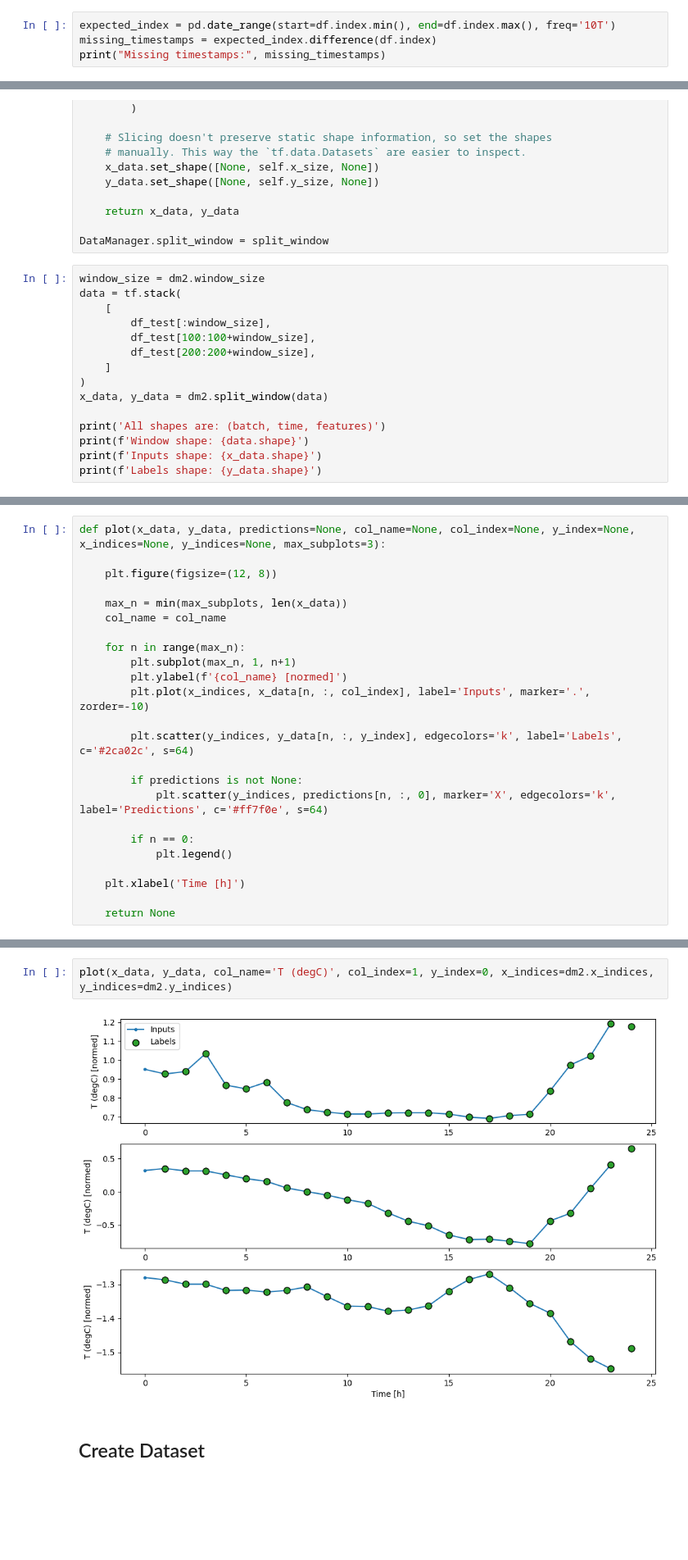
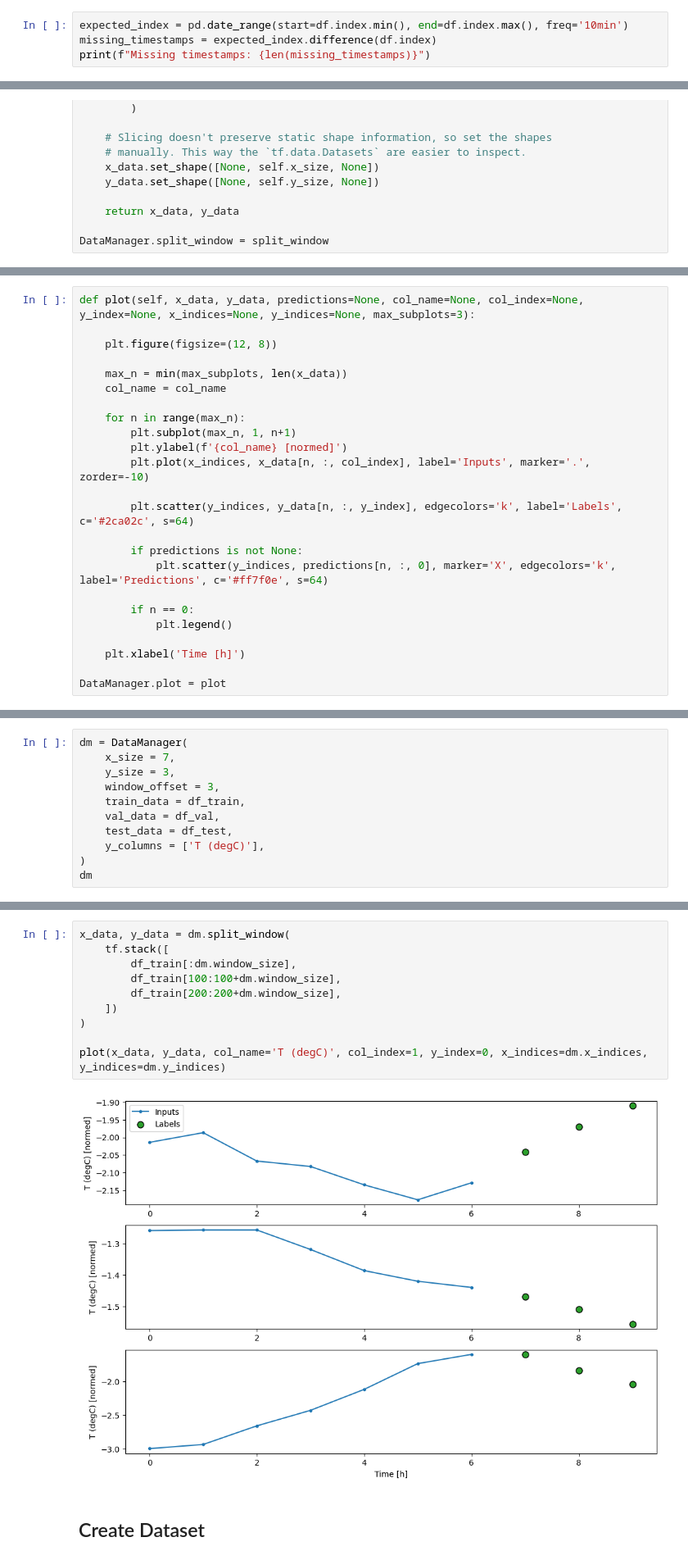
Before and after one commit to charlesaraya/deep-learning-notebooks, a Jupyter notebook: Forecasting/Weather_Forecasting.ipynb, the cells around one changed output, grey strips where cells are left out. Shown at 82% size. Cells and saved outputs as stored; diff of their text form; blank space fills up the shorter version.

```diff
--- a/Forecasting/Weather_Forecasting.ipynb
+++ b/Forecasting/Weather_Forecasting.ipynb
@@ -101,5 +90,5 @@ df.loc[pd.to_datetime('2016-10-25 10:30:00'):pd.to_datetime('2016-10-28 12:50:00
 # %%
-expected_index = pd.date_range(start=df.index.min(), end=df.index.max(), freq='10T')
+expected_index = pd.date_range(start=df.index.min(), end=df.index.max(), freq='10min')
 missing_timestamps = expected_index.difference(df.index)
-print("Missing timestamps:", missing_timestamps)
+print(f"Missing timestamps: {len(missing_timestamps)}")
 # %% [output]
@@ -347,18 +319,3 @@ def split_window(self, data):
     return x_data, y_data
 
 DataManager.split_window = split_window
-# %%
-window_size = dm2.window_size
-data = tf.stack(
-    [
-        df_test[:window_size],
-        df_test[100:100+window_size],
-        df_test[200:200+window_size],
-    ]
-)
-x_data, y_data = dm2.split_window(data)
-
-print('All shapes are: (batch, time, features)')
-print(f'Window shape: {data.shape}')
-print(f'Inputs shape: {x_data.shape}')
-print(f'Labels shape: {y_data.shape}')
@@ -370,5 +324,5 @@ Labels shape: (3, 24, 19)
 # %%
-def plot(x_data, y_data, predictions=None, col_name=None, col_index=None, y_index=None, x_indices=None, y_indices=None, max_subplots=3):
+def plot(self, x_data, y_data, predictions=None, col_name=None, col_index=None, y_index=None, x_indices=None, y_indices=None, max_subplots=3):
 
     plt.figure(figsize=(12, 8))
 
@@ -390,4 +344,4 @@ def plot(x_data, y_data, predictions=None, col_name=None, col_index=None, y_inde
 
     plt.xlabel('Time [h]')
 
-    return None
+DataManager.plot = plot
@@ -393,0 +352,11 @@ def plot(x_data, y_data, predictions=None, col_name=None, col_index=None, y_inde
+# %%
+dm = DataManager(
+    x_size = 7,
+    y_size = 3,
+    window_offset = 3,
+    train_data = df_train,
+    val_data = df_val,
+    test_data = df_test,
+    y_columns = ['T (degC)'],
+)
+dm
@@ -394,7 +367,15 @@ def plot(x_data, y_data, predictions=None, col_name=None, col_index=None, y_inde
 # %%
-plot(x_data, y_data, col_name='T (degC)', col_index=1, y_index=0, x_indices=dm2.x_indices, y_indices=dm2.y_indices)
+x_data, y_data = dm.split_window(
+    tf.stack([
+        df_train[:dm.window_size],
+        df_train[100:100+dm.window_size],
+        df_train[200:200+dm.window_size],
+    ])
+)
+
+plot(x_data, y_data, col_name='T (degC)', col_index=1, y_index=0, x_indices=dm.x_indices, y_indices=dm.y_indices)
 # %% [output]
-[figure, old version]
+[figure, new version]
 # %% [markdown]
 ## Create Dataset
 # %%
```
Also changed, not shown: parts of 60 cells of this notebook.
